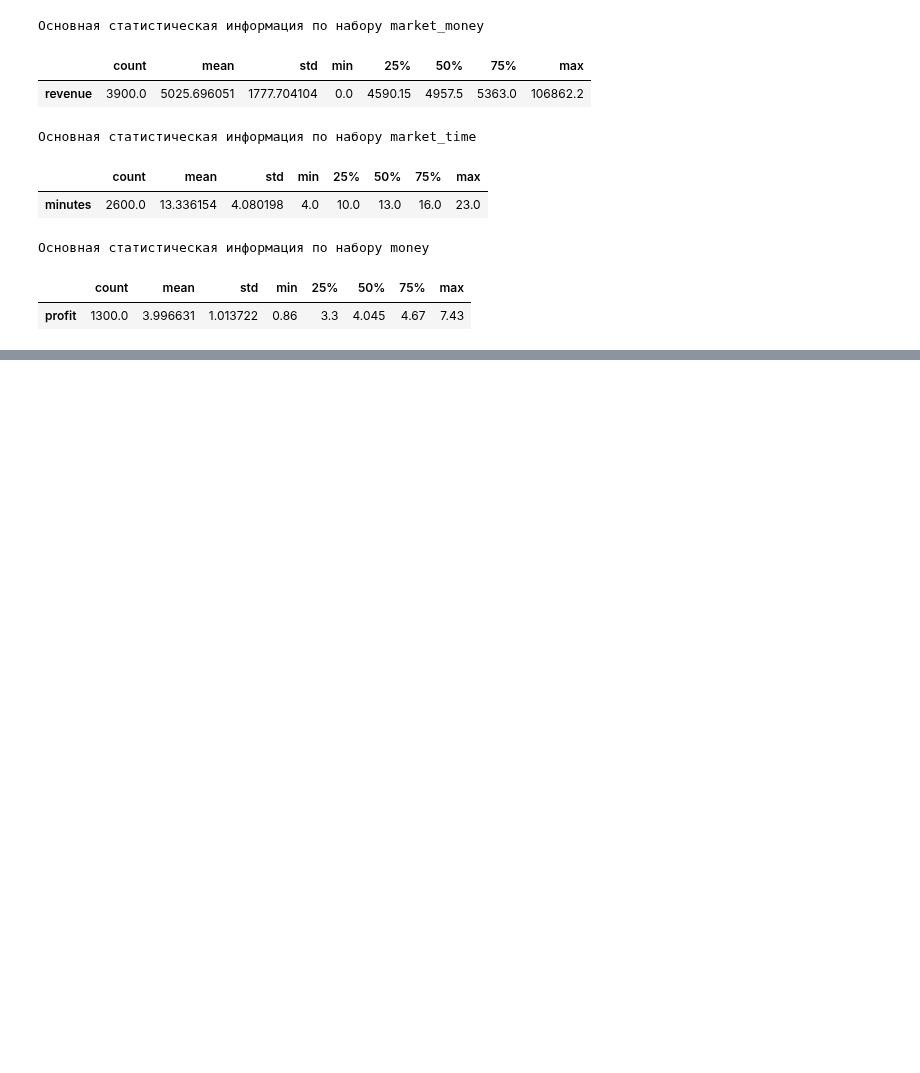
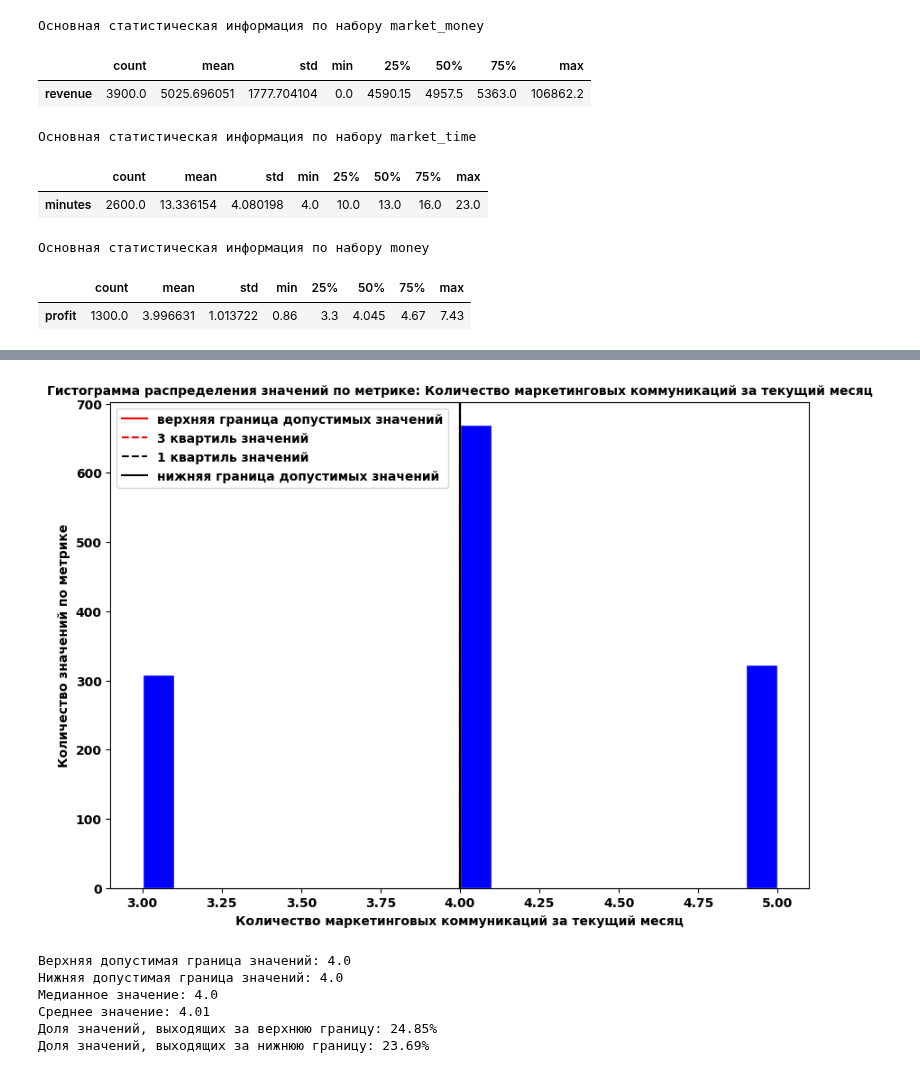
Before and after one commit to MrKostas/YandexPractikum_projects, a Jupyter notebook: notebooks/SeventhProject_SupervisedLearning.ipynb, the cells around one changed output, grey strips where cells are left out. Drawn from its saved outputs; the diff is of its cells as text; code cells hidden in the pictures; blank space fills up the shorter version.

```diff
--- a/notebooks/SeventhProject_SupervisedLearning.ipynb
+++ b/notebooks/SeventhProject_SupervisedLearning.ipynb
@@ -546,0 +686,10 @@ for df in data_list:
+# %%
+histogram_plotting(market_file, 'market_activity_current_month', 20, 10, 7, 'Количество маркетинговых коммуникаций за текущий месяц')
+# %% [output]
+[figure, added]
+Верхняя допустимая граница значений: 4.0
+Нижняя допустимая граница значений: 4.0
+Медианное значение: 4.0
+Среднее значение: 4.01
+Доля значений, выходящих за верхнюю границу: 24.85%
+Доля значений, выходящих за нижнюю границу: 23.69%
```
Also changed, not shown: parts of 30 cells of this notebook.
